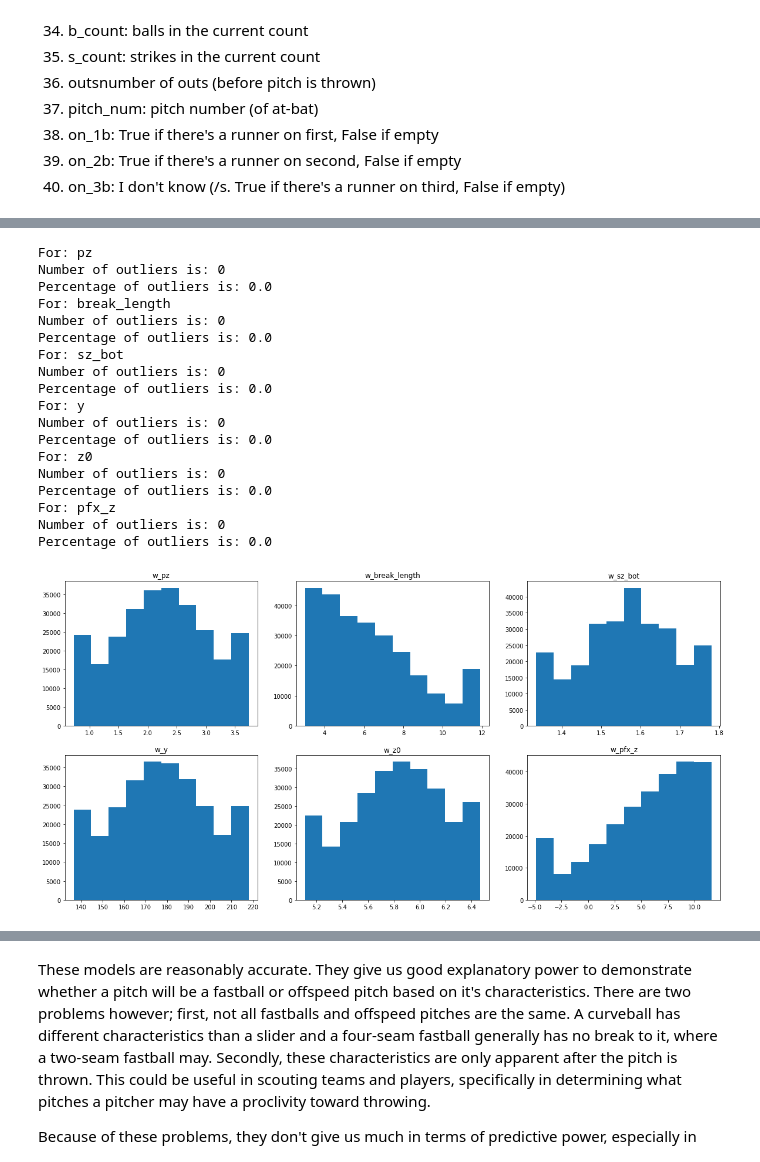
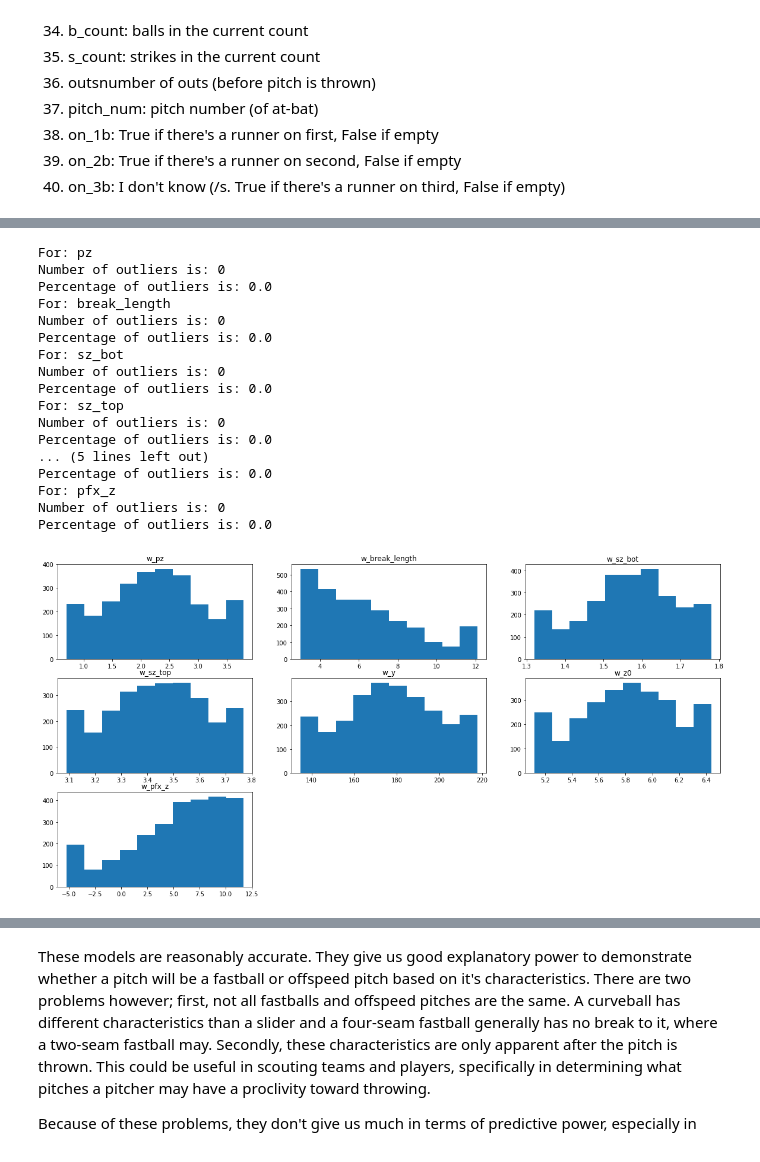
Before and after one commit to jkovach89/Thinkful-Capstones, a Jupyter notebook: Capstone 3 - Supervised Learning.ipynb, the cells around one changed output, grey strips where cells are left out. Saved outputs shown, nothing was run; the diff lists cells and outputs as text; code cells hidden in the pictures.

```diff
--- a/Capstone 3 - Supervised Learning.ipynb
+++ b/Capstone 3 - Supervised Learning.ipynb
@@ -41,0 +40,13 @@ memory usage: 65.3 MB
+# %%
+# Identify low correlation features
+pcor = pitch_sample.corr()
+cor_target = abs(pcor['zone'])
+relevant_features = cor_target[cor_target<0.01]
+rf_pitch = pitch_sample[list(relevant_features.index)]
+print(relevant_features)
+
+# Drop irrelevant columns:
+# Dropping y0 as by value should always be 50
+pitch_sample = pitch_sample.drop(['type_confidence', 'y0', 'event_num', 'b_score', 'on_1b', 'ab_id'],1)
+
+# At this stage, GNB accuracy: 49.196%, slight drop attributed to reduction in features and dimensionality trade off
@@ -83,17 +101,22 @@ Column Definitions - Column information from kaggle dataset (https://www.kaggle.
 39. on_2b: True if there's a runner on second, False if empty
 40. on_3b: I don't know (/s. True if there's a runner on third, False if empty)
 # %%
+# split up the features which we'll treat as continuous vs categorical
+cont_feat = ['px', 'pz', 'start_speed', 'end_speed', 'spin_rate', 'spin_dir', 'break_angle', 'break_length',
+             'break_y', 'ax', 'ay', 'az', 'sz_bot', 'sz_top', 'vx0', 'vy0', 'vz0', 'x', 'x0', 'y', 'z0', 'pfx_x',
+             'pfx_z', 'nasty']
+
 # Check distributions and outliers
 plt.figure(figsize=(20,20))
 grid = 1
 
-for var in list(pitch_sample.columns):
-    plt.subplot(6,6,grid)
+for var in cont_feat:
+    plt.subplot(5,5,grid)
     plt.hist(pitch_sample[var])
     plt.xlabel(var)
     grid+=1
 
-for var in list(pitch_sample.columns):
+for var in cont_feat:
     print("For: " + var)
     q75, q25 = np.percentile(pitch_sample[var], [75 ,25])
     iqr = q75 - q25
@@ -125,9 +148,7 @@ Percentage of outliers is: 0.0
 # %%
 check = []
 
-ol_cols = pitch_sample.drop(['n_pitch_type', 'n_type'],1)
-
-for var in list(ol_cols.columns):
+for var in cont_feat:
     print("For: " + var)
     q75, q25 = np.percentile(pitch_sample[var], [75 ,25])
     iqr = q75 - q25
@@ -154,13 +175,16 @@ plt.figure(figsize=(20,20))
 grid = 1
 
 for var in check:
-    plt.subplot(5,5,grid)
+    plt.subplot(3,3,grid)
     plt.hist(pitch_sample[var])
     plt.xlabel(var)
     grid+=1
 
 ol_check = pitch_sample[check]
 ol_check.describe()
+# At this stage, GNB accuracy: 78.44%
+# vy0 is not present in the remaining outlier columns. I believe that the previous iterations of the loop
+# dropped enough concurrent outliers to drop the percentage of outliers in vy0 below 1%
 # %% [output]
 For: px
 Number of outliers is: 0
@@ -208,39 +222,41 @@ grid = 1
 for var in check:
     pitch_sample['w_' + var] = winsorize(pitch_sample[var],(0.05, 0.05))
 
-    plt.subplot(2,3,grid)
+    plt.subplot(3,3,grid)
     plt.hist(pitch_sample['w_' + var])
     plt.title('w_' + var)
     grid+=1
 
     print("For: " + var)
     q75, q25 = np.percentile(pitch_sample['w_' + var], [75 ,25])
     iqr = q75 - q25
     threshold = 1.5
     min_val = q25 - (iqr*threshold)
     max_val = q75 + (iqr*threshold)
 
     ol = len(np.where((pitch_sample['w_' + var] > max_val) | (pitch_sample['w_' + var] < min_val))[0])
     otl_perc = ol/pitch_sample.shape[0]
     print("Number of outliers is: {}".format(ol))
     print("Percentage of outliers is: {}".format(otl_perc))
+
+    pitch_sample = pitch_sample.drop(var, 1)
+# At this stage, GNB accuracy: 79.82%
 # %% [output]
 For: pz
 Number of outliers is: 0
 Percentage of outliers is: 0.0
 For: break_length
 Number of outliers is: 0
 Percentage of outliers is: 0.0
 For: sz_bot
 Number of outliers is: 0
 Percentage of outliers is: 0.0
-For: y
+For: sz_top
 Number of outliers is: 0
 Percentage of outliers is: 0.0
-For: z0
-Number of outliers is: 0
+... (5 lines left out)
 Percentage of outliers is: 0.0
 For: pfx_z
 Number of outliers is: 0
 Percentage of outliers is: 0.0
-[figure, old version]
+[figure, new version]
```
Also changed, not shown: parts of 14 cells of this notebook.
